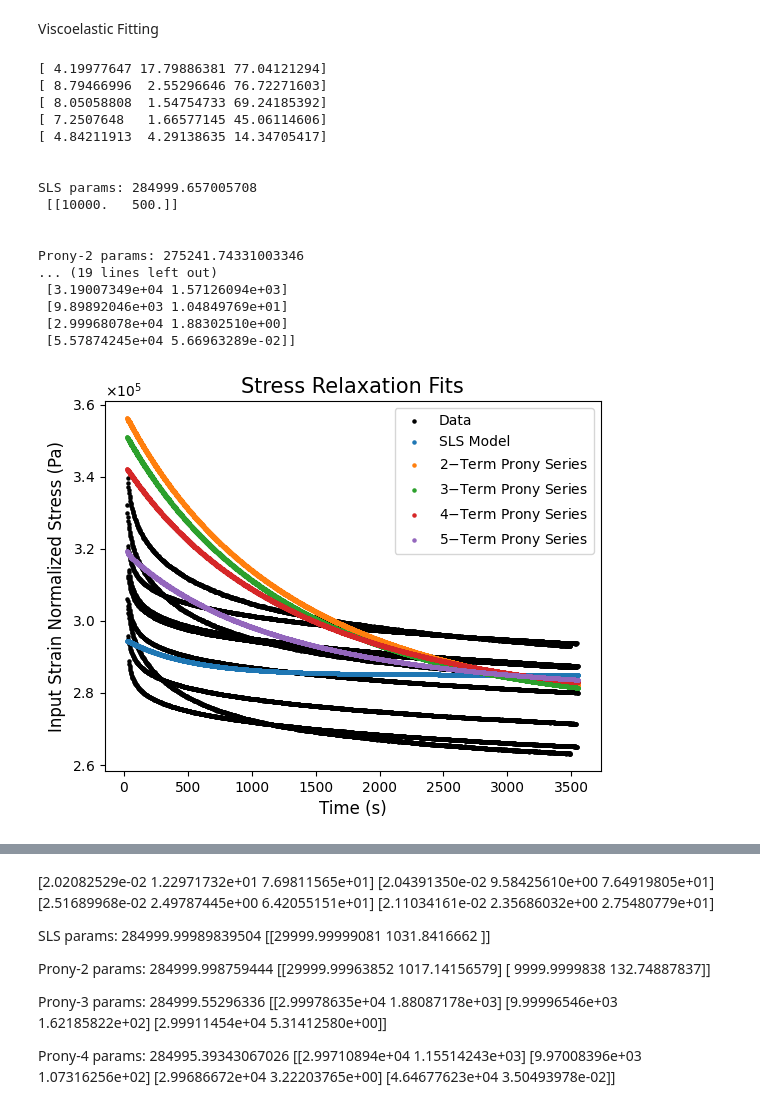
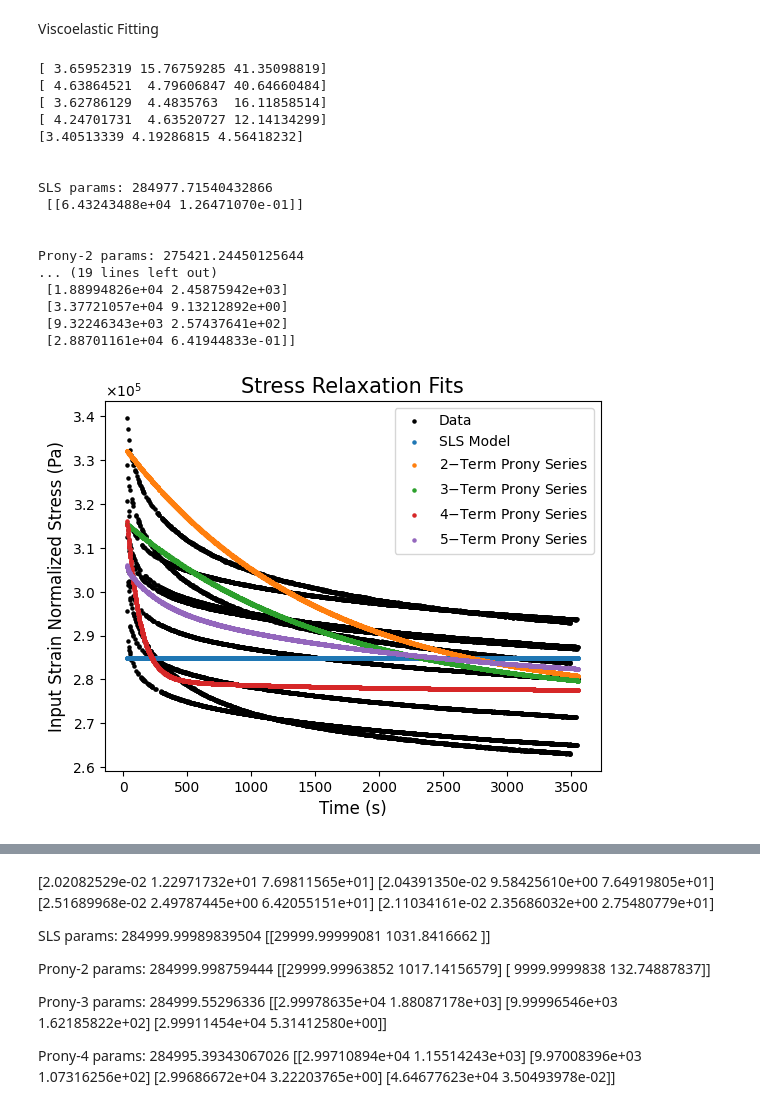
Before and after one commit to TheDuckenEngineer/PVC-Tensile-Experiment, a Jupyter notebook: Viscoelastic fitting.ipynb, the cells around one changed output, grey strips where cells are left out. Drawn from its saved outputs; the diff is of its cells as text; code cells hidden in the pictures.

```diff
--- a/Viscoelastic fitting.ipynb
+++ b/Viscoelastic fitting.ipynb
@@ -227,8 +227,8 @@ class BaseViscoProblem(ElementwiseProblem):
         super().__init__(n_var = nVar, n_obj = 3, n_constr = 0, xl = xl, xu = xu)
 
     def StressRelaxationRMSE(self, eModel):
-        # return np.sqrt(np.mean((np.log10(eModel) - np.log10(stressRelaxation))**2))
-        return np.sqrt(np.mean((eModel - stressRelaxation)**2))/(np.mean(stressRelaxation))*100
+        # return np.sqrt(np.mean((eModel - stressRelaxation)**2))/(np.mean(stressRelaxation))*100
+        return np.mean(np.abs(eModel - stressRelaxation))/(np.mean(stressRelaxation))*100
 
     def StorageModRMSE(self, eComplexModel):
         return np.sqrt(np.mean((eComplexModel.real - storageMod)**2))/np.mean(storageMod)*100
@@ -371,10 +371,10 @@ class Prony5Problem(BaseViscoProblem):
 
 # ---------------- Run Optimizations ----------------
 def RunPareto(problemClass, label):
-    algorithm = NSGA2(pop_size = 100)
+    algorithm = NSGA2(pop_size = 250)
     result = minimize(problemClass(),
                       algorithm,
-                      ("n_gen", 200),
+                      ("n_gen", 600),
                       repair = BoundsRepair(),
                       seed = 42,
                       verbose = False)
@@ -390,9 +390,13 @@ def RunPareto(problemClass, label):
 
 # for plastiRatio in ['P2']:
 plastiRatio = 'P2'
-if plastiRatio == 'P2':
-    lowerBound = np.array([2.75e5, 3e3,  500, 1e4, 1500, 1e3,   1,  1e3,  1e-2, 1e3, 1e-2])
-    upperBound = np.array([2.85e5, 1e4, 2500, 1e5, 2500, 1e4, 500,  3e4,   100,  1e5,   10])
+if plastiRatio == 'P2':    #EInf    #E1    #tau1   #E2     #tau2   #E3    #tau3   #E4    #tau4   #E5   #tau5
+    lowerBound = np.array([2.75e5,   4e4,   1e-3,   2.5e3,  1.6e3,  1e4,   1e0,    5e3,   1e2,   1e3,  1e-2])
+    upperBound = np.array([2.85e5,   7e4,   2e0,    6e4,    2.8e3,  7e4,   1e2,    6e4,   5e2,   6e4,  2e0])
+
+
+    #         lowerBound = np.array([2.75e5,   4e4,   1e-3,   2.5e3,  1.5e3,  1e4,   1e0,    5e3,   1e2,   1e3,  1e-2])
+    # upperBound = np.array([2.85e5,   7e4,   2e0,    6e4,    2.5e3,  7e4,   1e2,    6e4,   5e2,   6e4,  2e1])
 
 elif plastiRatio == 'P4':
     lowerBound = np.array([4.6e4, 1e3,  100, 1e3,   5,  1e2,  1e-4,  1e2, 1e-4])
@@ -412,8 +416,8 @@ fileNames = [i for i in os.listdir(f'Data/Viscoelastic Data/Stress Relaxation Da
 relaxTime, stressRelaxation = StressRelaxationData(fileNames)
 
 # remove some of the initial data to help the fitment
-indices = np.where((relaxTime > 10) & (relaxTime < 200))[0]
-removedIndices = np.random.randint(len(indices)/2)
+indices = np.where((relaxTime > 10) & (relaxTime < 300))[0]
+removedIndices = np.random.choice(indices, size = int(len(indices)*0.6), replace = False)
 relaxTime = np.delete(relaxTime, removedIndices)
 stressRelaxation = np.delete(stressRelaxation, removedIndices)
 
@@ -559,44 +563,44 @@ def Plotter():
     s = markerSize, label = '5$-$Term Prony Series')
 
     plt.xscale('log')
     plt.ticklabel_format(axis = 'y', style = 'sci', useMathText = True, scilimits = (0,4))
     plt.xlabel('Frequency (rad/s)', fontsize = axisSize)
     plt.ylabel('Loss Modulus (Pa)', fontsize = axisSize)
     plt.title('Loss Modulus Fits', fontsize = titleSize)
     plt.legend(fontsize = legendSize)
     plt.show()
 
 # store the fitted results in a dictionary
 fitments = {'SLS': resSLS,
             'Prony2': resP2,
             'Prony3': resP3,
             'Prony4': resP4,
             'Prony5': resP5}
 
 # find the best results and store the index of each
 for name, fit in fitments.items():
     F = fit.F
-    scores = 1.0*F[:,0] + 100.0*F[:,1] + 200.0*F[:,2]
+    scores = 1.0*F[:,0] + 1.0*F[:,1] + 1.0*F[:,2]
 
     fitments[name] = int(np.argmin(scores))
     print(F[fitments[name]])
 Plotter()
 # %% [output]
-[ 4.19977647 17.79886381 77.04121294]
-[ 8.79466996  2.55296646 76.72271603]
-[ 8.05058808  1.54754733 69.24185392]
-[ 7.2507648   1.66577145 45.06114606]
-[ 4.84211913  4.29138635 14.34705417]
+[ 3.65952319 15.76759285 41.35098819]
+[ 4.63864521  4.79606847 40.64660484]
+[ 3.62786129  4.4835763  16.11858514]
+[ 4.24701731  4.63520727 12.14134299]
+[3.40513339 4.19286815 4.56418232]
 
 
-SLS params: 284999.657005708
- [[10000.   500.]]
+SLS params: 284977.71540432866
+ [[6.43243488e+04 1.26471070e-01]]
 
 
-Prony-2 params: 275241.74331003346
+Prony-2 params: 275421.24450125644
 ... (19 lines left out)
- [3.19007349e+04 1.57126094e+03]
- [9.89892046e+03 1.04849769e+01]
- [2.99968078e+04 1.88302510e+00]
- [5.57874245e+04 5.66963289e-02]]
+ [1.88994826e+04 2.45875942e+03]
+ [3.37721057e+04 9.13212892e+00]
+ [9.32246343e+03 2.57437641e+02]
+ [2.88701161e+04 6.41944833e-01]]
-[figure, old version]
+[figure, new version]
```
Also changed, not shown: parts of 1 cell of this notebook.
